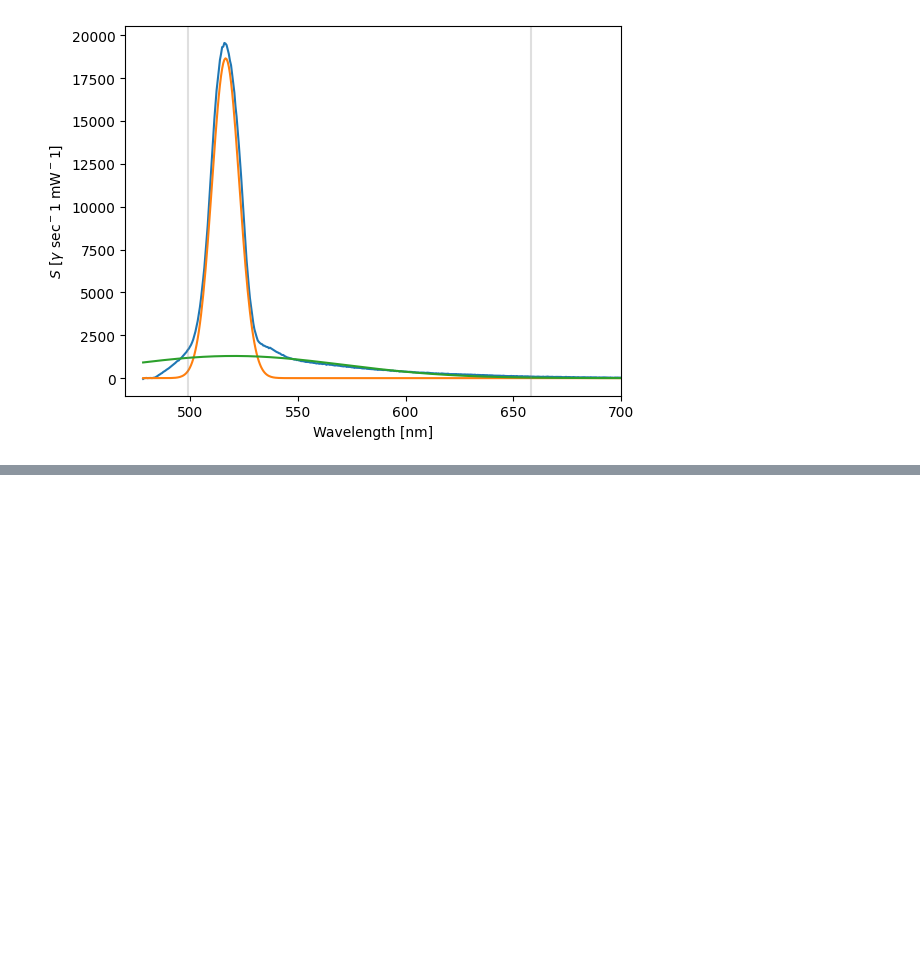
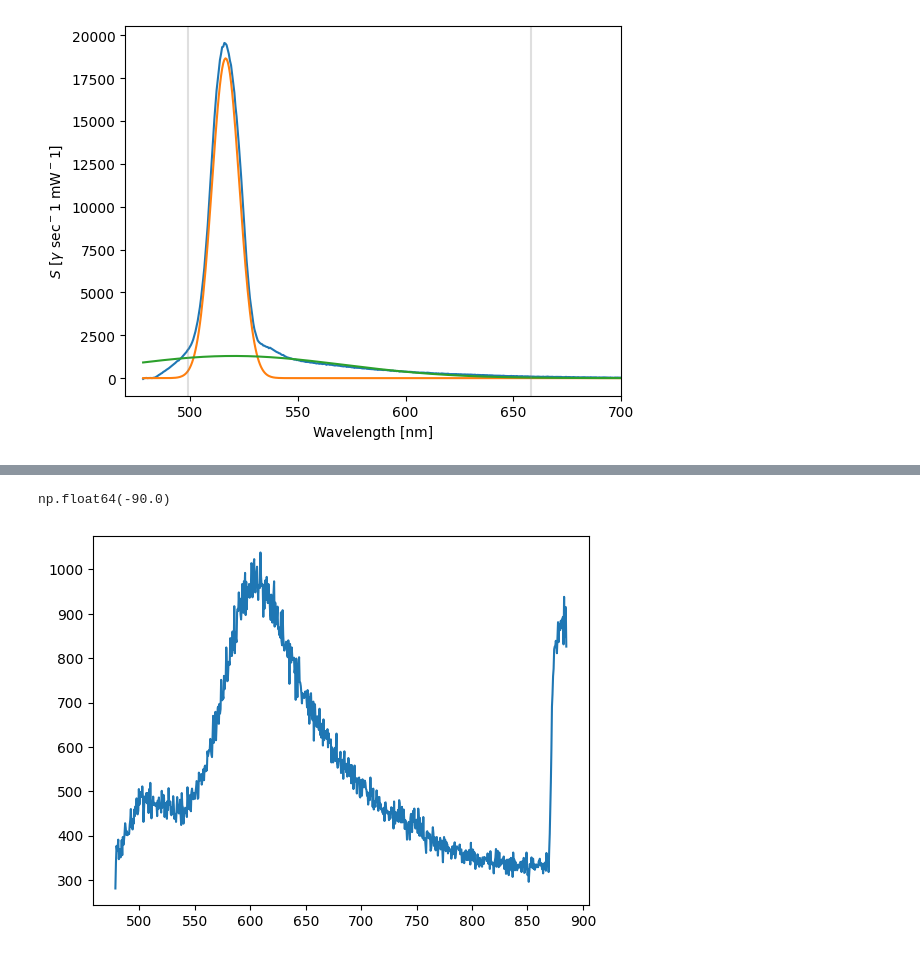
Before and after one commit to nhargy/Phoenix, a Jupyter notebook: Analysis/notebooks/scratchpad.ipynb, the cells around one changed output, grey strips where cells are left out. Saved outputs shown, nothing was run; the diff lists cells and outputs as text; code cells hidden in the pictures; blank space fills up the shorter version.

```diff
--- a/Analysis/notebooks/scratchpad.ipynb
+++ b/Analysis/notebooks/scratchpad.ipynb
@@ -206,0 +625,5 @@ popt
+# %%
+read_df = pd.read_csv('/home/hargy/Downloads/raw.csv')
+df = read_df.set_index(['Sample', 'Collection', 'Iteration', 'Wavelength'])
+wls = df.index.get_level_values('Wavelength').unique().to_numpy()
+wls
@@ -206,0 +648,16 @@ popt
+# %%
+read_meta = pd.read_csv('/home/hargy/Downloads/meta.csv')
+meta      = read_df.set_index(['Sample', 'Collection', 'Iteration'])
+
+idx = ('LiF10_107', 'Coll2', 10)
+
+df.loc[idx]['Temperature']
+# %% [output]
+np.float64(-90.0)
+# %%
+idx = ('LiF10_107', 'Coll1', 3)
+y = df.loc[idx]['Spectrum'].to_numpy()
+wls = df.index.get_level_values('Wavelength').unique().to_numpy()
+plt.plot(wls, y);
+# %% [output]
+[figure, added]
```
Also changed, not shown: parts of 35 cells of this notebook, 12 other files.
